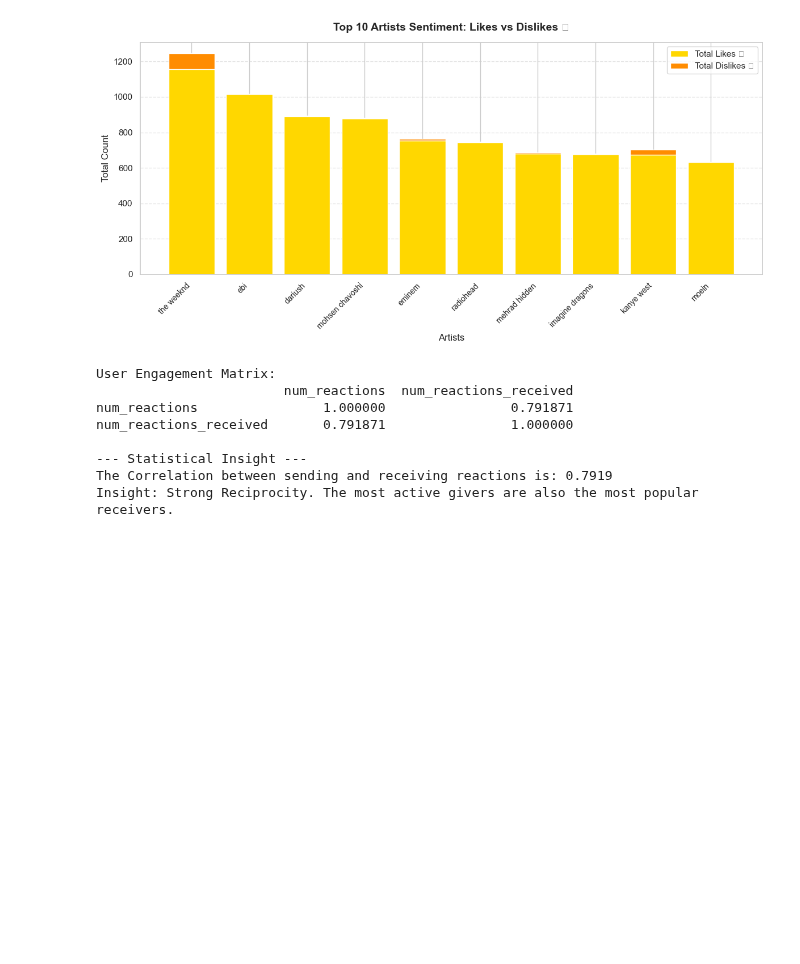
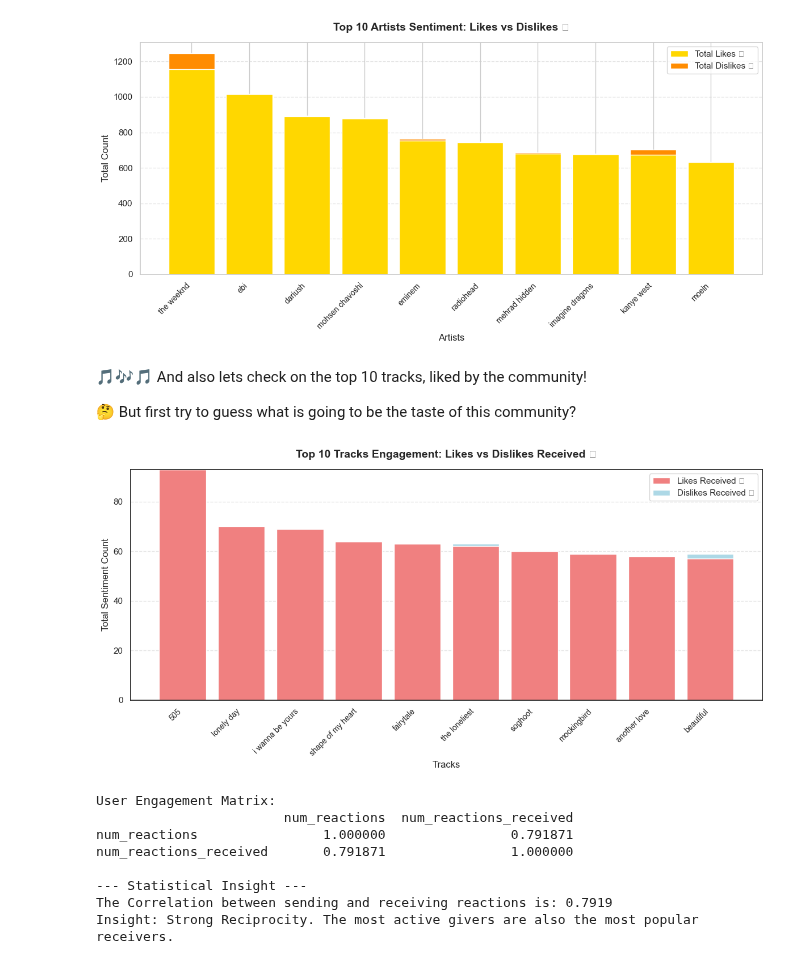
Before and after one commit to MaximumAsp66915/Applied_Data_Science_Course, a Jupyter notebook: ADS_A01/notebooks/01_Main_Analysis.ipynb, the cells around one changed output. Cells and saved outputs as stored; diff of their text form; code cells hidden in the pictures; blank space fills up the shorter version.

```diff
--- a/ADS_A01/notebooks/01_Main_Analysis.ipynb
+++ b/ADS_A01/notebooks/01_Main_Analysis.ipynb
@@ -911,4 +898,31 @@ plt.tight_layout()
 plt.show()
 # %% [output]
 [figure]
+# %% [markdown]
+🎵🎶🎵 And also lets check on the top 10 tracks, liked by the community!
+
+🤔 But first try to guess what is going to be the taste of this community?
+# %%
+
+plt.figure(figsize=(12, 6))
+
+top_10_tracks = df_tracks.nlargest(11, 'total_likes')
+top_10_tracks = top_10_tracks[top_10_tracks['track_name'] != 'unknown track']
+
+users_x = top_10_tracks['track_name'].fillna('unknown track')
+
+p1 = plt.bar(users_x, top_10_tracks['total_likes'], label='Likes Received 💚', color='lightcoral')
+p2 = plt.bar(users_x, top_10_tracks['total_dislikes'], bottom=top_10_tracks['total_likes'], label='Dislikes Received 💔', color='lightblue')
+
+plt.title('Top 10 Tracks Engagement: Likes vs Dislikes Received 🥇', fontsize=14, fontweight='bold', pad=15)
+plt.ylabel('Total Sentiment Count', fontsize=12)
+plt.xlabel('Tracks', fontsize=12)
+plt.xticks(rotation=45, ha='right', fontsize=10)
+plt.legend(fontsize=11)
+plt.grid(axis='y', linestyle='--', alpha=0.5)
+
+plt.tight_layout()
+plt.show()
+# %% [output]
+[figure, added]
 # %%
```
Also changed, not shown: parts of 22 cells of this notebook, 3 other files.
